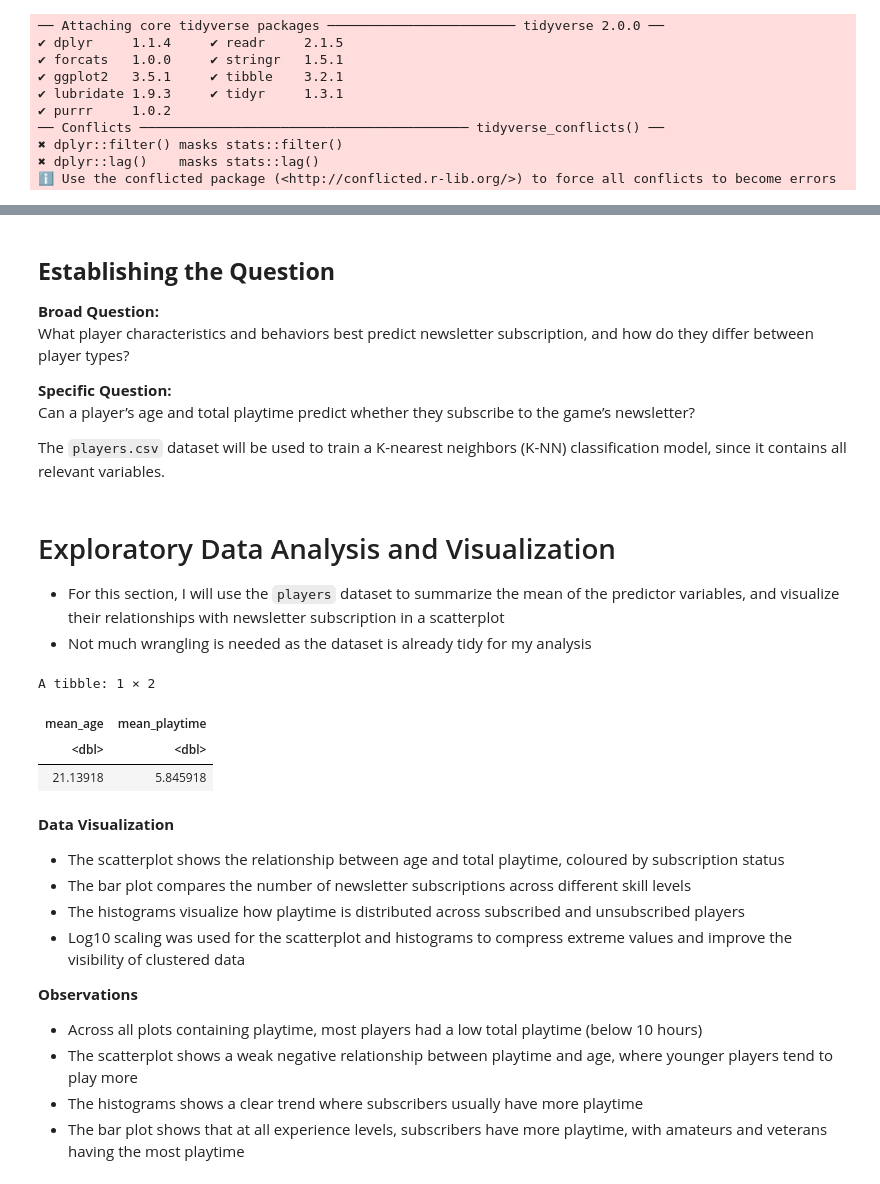
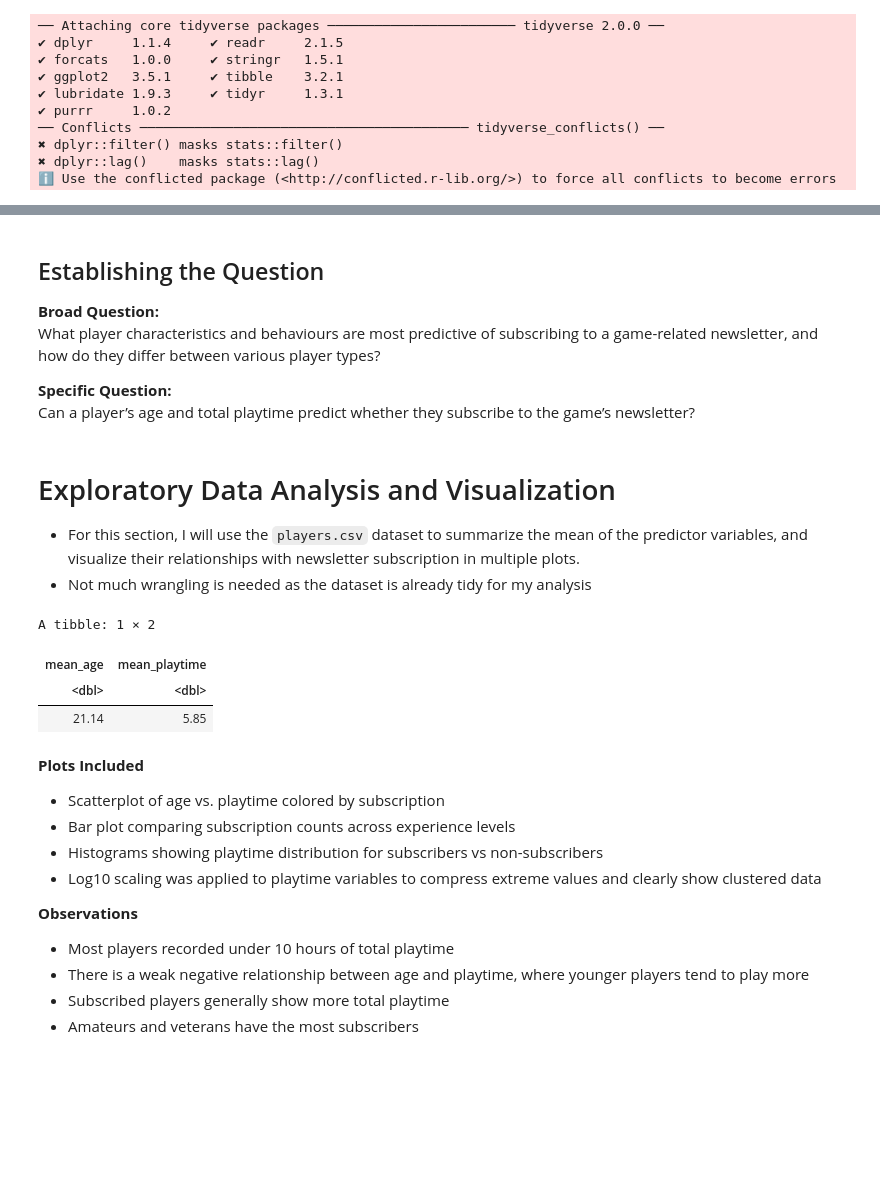
Before and after one commit to FunkyMonkey245/dsci_project_planning_individual, a Jupyter notebook: project_planning_final.ipynb, the cells around one changed output, grey strips where cells are left out. Saved outputs shown, nothing was run; the diff lists cells and outputs as text; code cells hidden in the pictures; blank space fills up the shorter version.

```diff
--- a/project_planning_final.ipynb
+++ b/project_planning_final.ipynb
@@ -96,42 +123,40 @@ A tibble: 1 × 5
 # %% [markdown]
-## **Establishing the Question**
+## Establishing the Question
 
 **Broad Question:**
-What player characteristics and behaviors best predict newsletter subscription, and how do they differ between player types?
+What player characteristics and behaviours are most predictive of subscribing to a game-related newsletter, and how do they differ between various player types?
 
 **Specific Question:**
 Can a player’s age and total playtime predict whether they subscribe to the game’s newsletter?
-
-The `players.csv` dataset will be used to train a K-nearest neighbors (K-NN) classification model, since it contains all relevant variables.
 # %% [markdown]
 # Exploratory Data Analysis and Visualization
 
-- For this section, I will use the `players` dataset to summarize the mean of the predictor variables, and visualize their relationships with newsletter subscription in a scatterplot
+- For this section, I will use the `players.csv` dataset to summarize the mean of the predictor variables, and visualize their relationships with newsletter subscription in multiple plots.
 - Not much wrangling is needed as the dataset is already tidy for my analysis
 # %%
 # Mean summary of predictor variables
 mean_summary <- players |>
-  summarize(
-    mean_age = mean(Age, na.rm = TRUE),
-    mean_playtime = mean(played_hours, na.rm = TRUE),
-  )
+    summarize(
+        mean_age = round(mean(Age, na.rm = TRUE), 2),
+        mean_playtime = round(mean(played_hours, na.rm = TRUE), 2),
+      )
 
 mean_summary
 # %% [output]
 A tibble: 1 × 2
 | mean_age | mean_playtime |
 | <dbl> | <dbl> |
-| 21.13918 | 5.845918 |
+| 21.14 | 5.85 |
 # %% [markdown]
-**Data Visualization**
-- The scatterplot shows the relationship between age and total playtime, coloured by subscription status
-- The bar plot compares the number of newsletter subscriptions across different skill levels
-- The histograms visualize how playtime is distributed across subscribed and unsubscribed players
-- Log10 scaling was used for the scatterplot and histograms to compress extreme values and improve the visibility of clustered data
+**Plots Included**
+- Scatterplot of age vs. playtime colored by subscription
+- Bar plot comparing subscription counts across experience levels
+- Histograms showing playtime distribution for subscribers vs non-subscribers
+- Log10 scaling was applied to playtime variables to compress extreme values and clearly show clustered data
 
 **Observations**
-- Across all plots containing playtime, most players had a low total playtime (below 10 hours)
-- The scatterplot shows a weak negative relationship between playtime and age, where younger players tend to play more
-- The histograms shows a clear trend where subscribers usually have more playtime
-- The bar plot shows that at all experience levels, subscribers have more playtime, with amateurs and veterans having the most playtime
+- Most players recorded under 10 hours of total playtime
+- There is a weak negative relationship between age and playtime, where younger players tend to play more
+- Subscribed players generally show more total playtime
+- Amateurs and veterans have the most subscribers
 # %%
```
Also changed, not shown: parts of 6 cells of this notebook.
